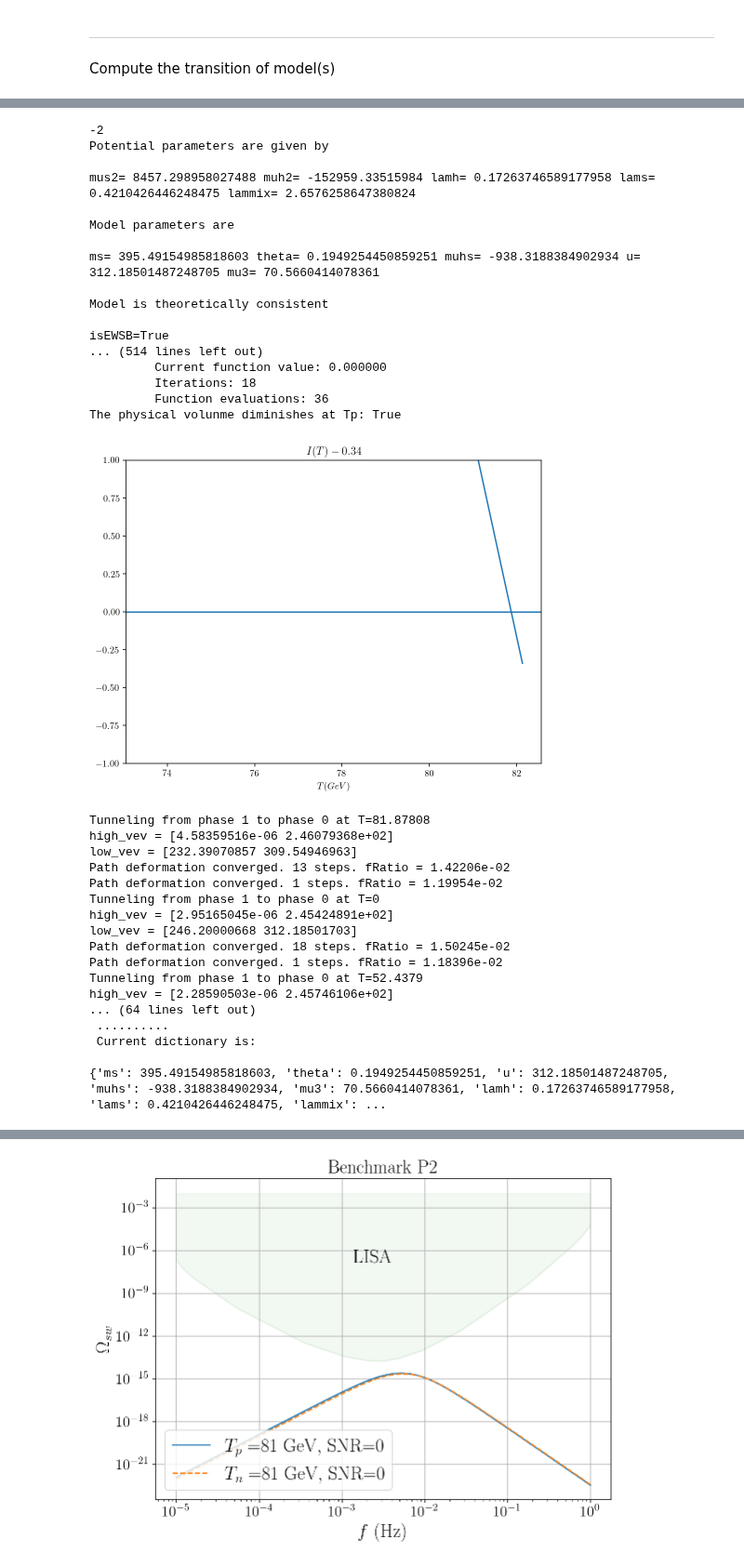
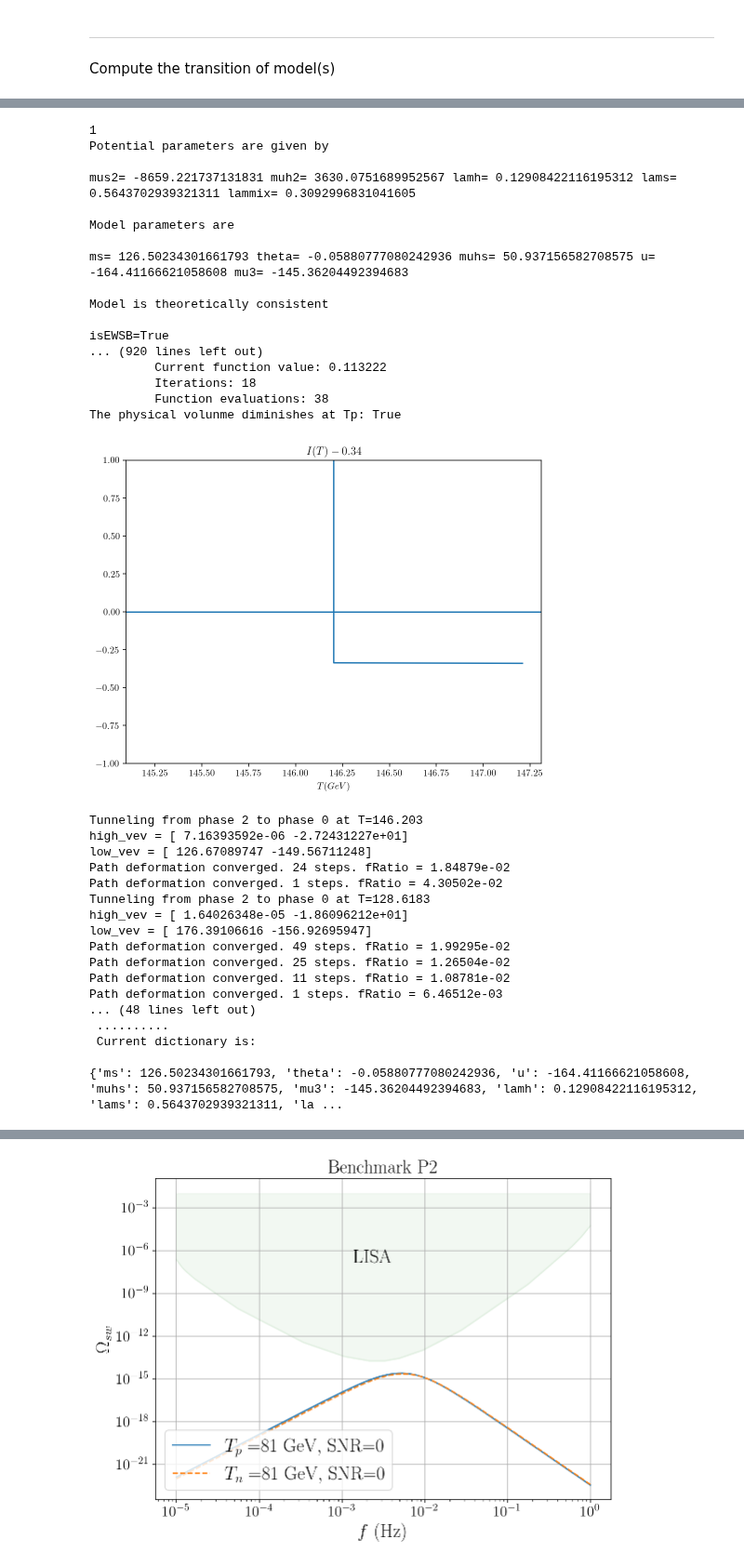
Before and after one commit to PB-316/Z_2breaking-PT-BAU, a Jupyter notebook: Percolation_Z2_breaking_On_Shell.ipynb, the cells around one changed output, grey strips where cells are left out. Shown at 93% size. Cells and saved outputs as stored; diff of their text form; code cells hidden in the pictures.

```diff
--- a/Percolation_Z2_breaking_On_Shell.ipynb
+++ b/Percolation_Z2_breaking_On_Shell.ipynb
@@ -768,8 +790,9 @@ def findTnuc():
 # %%
-
+df=pd.read_csv("SCANS/PERCOLATION/BAU_points_percolated_0.csv",index_col=[0])
+df=df[df.volume_shrinks_1==True]
 
 modi=np.random.randint(0,len(df))
-modi=-2
+modi=1
 print(modi)
 
 
@@ -932,54 +955,54 @@ for l in range(num_points):
 
             my_signal_Tp=GW_signal(Tp*(1+alpha_Tp)**0.25,alpha_Tp,beta_Tp,1)
             peak_vals_Tp=my_signal_Tp.T[my_signal_Tp[1]==max(my_signal_Tp[1])][0] ##Extract values at peak
             f_peak_Tp=peak_vals_Tp[0]
             Omega_peak_Tp=peak_vals_Tp[1]
             dict_out.update({"f_peak_Tp_"+str(nuc_dicts.index(nuc_dict)): f_peak_Tp,
                              "Omega_peak_Tp_"+str(nuc_dicts.index(nuc_dict)):Omega_peak_Tp})
             #SNR_Tp=SNR_GW(Tp*(1+alpha_Tp)**0.25,alpha_Tp,beta_Tp,vwall)
             SNR_Tp=SNR_GW(my_signal_Tp)
             dict_out.update({"SNR_Tp_"+str(nuc_dicts.index(nuc_dict)): SNR_Tp})
 
             #-----Fill dictionary------------------------------------------------------------
             print("\n ..........\n Current dictionary is: \n")
             print(dict_out)
         except:
             print("error ocurred")
             m.phases=phases_copy
             continue
 # %% [output]
--2
+1
 Potential parameters are given by
 
-mus2= 8457.298958027488 muh2= -152959.33515984 lamh= 0.17263746589177958 lams= 0.4210426446248475 lammix= 2.6576258647380824
+mus2= -8659.221737131831 muh2= 3630.0751689952567 lamh= 0.12908422116195312 lams= 0.5643702939321311 lammix= 0.3092996831041605
 
 Model parameters are
 
-ms= 395.49154985818603 theta= 0.1949254450859251 muhs= -938.3188384902934 u= 312.18501487248705 mu3= 70.5660414078361
+ms= 126.50234301661793 theta= -0.05880777080242936 muhs= 50.937156582708575 u= -164.41166621058608 mu3= -145.36204492394683
 
 Model is theoretically consistent
 
 isEWSB=True
-... (514 lines left out)
-         Current function value: 0.000000
+... (920 lines left out)
+         Current function value: 0.113222
          Iterations: 18
-         Function evaluations: 36
+         Function evaluations: 38
 The physical volunme diminishes at Tp: True
-[figure, old version]
+[figure, new version]
-Tunneling from phase 1 to phase 0 at T=81.87808
-high_vev = [4.58359516e-06 2.46079368e+02]
-low_vev = [232.39070857 309.54946963]
-Path deformation converged. 13 steps. fRatio = 1.42206e-02
-Path deformation converged. 1 steps. fRatio = 1.19954e-02
-Tunneling from phase 1 to phase 0 at T=0
-high_vev = [2.95165045e-06 2.45424891e+02]
-low_vev = [246.20000668 312.18501703]
-Path deformation converged. 18 steps. fRatio = 1.50245e-02
-Path deformation converged. 1 steps. fRatio = 1.18396e-02
-Tunneling from phase 1 to phase 0 at T=52.4379
-high_vev = [2.28590503e-06 2.45746106e+02]
-... (64 lines left out)
+Tunneling from phase 2 to phase 0 at T=146.203
+high_vev = [ 7.16393592e-06 -2.72431227e+01]
+low_vev = [ 126.67089747 -149.56711248]
+Path deformation converged. 24 steps. fRatio = 1.84879e-02
+Path deformation converged. 1 steps. fRatio = 4.30502e-02
+Tunneling from phase 2 to phase 0 at T=128.6183
+high_vev = [ 1.64026348e-05 -1.86096212e+01]
+low_vev = [ 176.39106616 -156.92695947]
+Path deformation converged. 49 steps. fRatio = 1.99295e-02
+Path deformation converged. 25 steps. fRatio = 1.26504e-02
+Path deformation converged. 11 steps. fRatio = 1.08781e-02
+Path deformation converged. 1 steps. fRatio = 6.46512e-03
+... (48 lines left out)
  ..........
  Current dictionary is:
 
-{'ms': 395.49154985818603, 'theta': 0.1949254450859251, 'u': 312.18501487248705, 'muhs': -938.3188384902934, 'mu3': 70.5660414078361, 'lamh': 0.17263746589177958, 'lams': 0.4210426446248475, 'lammix': ...
+{'ms': 126.50234301661793, 'theta': -0.05880777080242936, 'u': -164.41166621058608, 'muhs': 50.937156582708575, 'mu3': -145.36204492394683, 'lamh': 0.12908422116195312, 'lams': 0.5643702939321311, 'la ...
```
Also changed, not shown: parts of 11 cells of this notebook, 8 other files.
